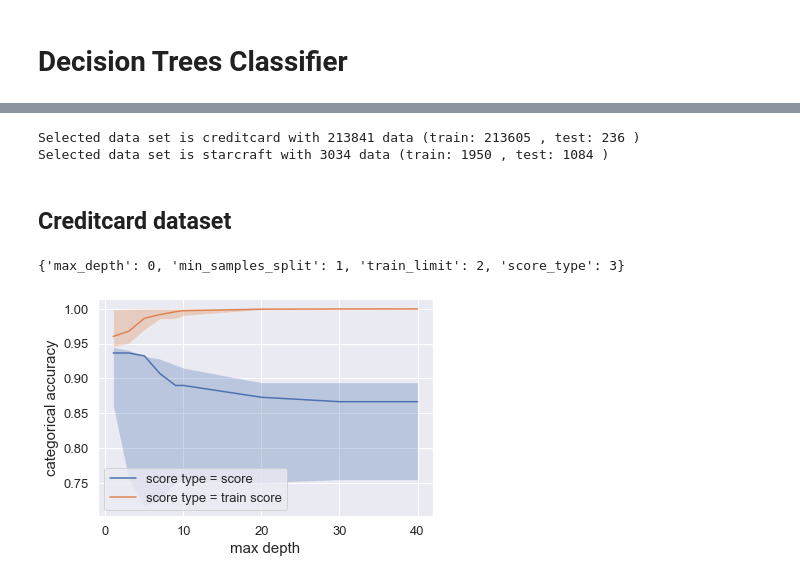
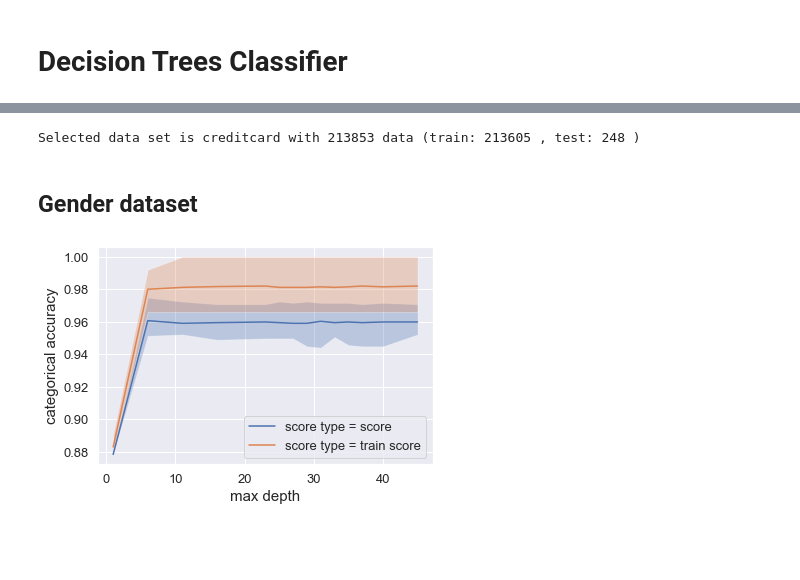
Before and after one commit to Sevla8/CS-7641_Machine-Learning, a Jupyter notebook: SL/scripts/tree.ipynb, the cells around one changed output, grey strips where cells are left out. Drawn from its saved outputs; the diff is of its cells as text; code cells hidden in the pictures; blank space fills up the shorter version.

Commit message:
update knn and tree

```diff
--- a/SL/scripts/tree.ipynb
+++ b/SL/scripts/tree.ipynb
@@ -23,6 +20,6 @@ plt.rc('ytick',labelsize=13)
 # %%
 def tree(data_set, max_depth_values=(None,), min_samples_split_values=(2,), training_sizes=(-1,)):
-	x_train, y_train, x_test, y_test = get_data(data_set=data_set, batch_format="sklearn")
+	x_train, y_train, x_test, y_test = get_data(data_set=data_set)
 	max_depth_values = list(max_depth_values)
 	min_samples_split_values = list(min_samples_split_values)
 	data = []
@@ -32,27 +29,44 @@ def tree(data_set, max_depth_values=(None,), min_samples_split_values=(2,), trai
 		for min_samples_split in min_samples_split_values:
 			data_dict[max_depth][min_samples_split] = {}
 			for train_limit in training_sizes:
-				clf = DecisionTreeClassifier(max_depth=max_depth, min_samples_split=min_samples_split, random_state=None, class_weight="balanced")
+				clf = DecisionTreeClassifier(
+					max_depth=max_depth,
+					min_samples_split=min_samples_split,
+					random_state=None,
+					class_weight="balanced"
+				)
 				clf.fit(X=np.array(x_train[:train_limit]), y=np.array(y_train[:train_limit]))
 				train_score = clf.score(X=np.array(x_train[:train_limit]), y=np.array(y_train[:train_limit]))
 				test_score = clf.score(X=x_test, y=y_test)
 				data.append((test_score, train_score, max_depth, min_samples_split, train_limit))
-				data_dict[max_depth][min_samples_split][train_limit] = {'score': test_score, 'train_score': train_score}
+				data_dict[max_depth][min_samples_split][train_limit] = {
+					'score': test_score,
+					'train_score': train_score
+				}
 	data_frame = pd.DataFrame(data, columns=["score", "train_score", "max_depth", "min_sample_split", "train_size"])
-	data_dict_indexes = {'max_depth': 0, 'min_samples_split': 1, 'train_limit': 2, 'score_type': 3}
+	data_dict_indexes = {
+		'max_depth': 0,
+		'min_samples_split': 1,
+		'train_limit': 2,
+		'score_type': 3
+	}
 	return data_frame, data_dict, data_dict_indexes
 
 def run(data_set_name):
-	if data_set_name == "creditcard":
-		df, dd, ddi = tree(data_set_name,
-						   max_depth_values=list(range(1, 10, 2)) + list(range(10, 41, 10)),
-						   min_samples_split_values=range(2, 18, 5),
-						   training_sizes=range(10000, 210001, 50000))
-	elif data_set_name == "starcraft":
-		df, dd, ddi = tree(data_set_name,
-						   max_depth_values=list(range(1, 21, 5)) + list(range(23, 36, 2)) + [37, 40, 45],
-						   min_samples_split_values=range(2, 23, 5),
-						   training_sizes=range(500, 2001, 500))
+	if data_set_name == "gender":
+		df, dd, ddi = tree(
+			data_set_name,
+			max_depth_values=list(range(1, 21, 5)) + list(range(23, 36, 2)) + [37, 40, 45],
+			min_samples_split_values=range(2, 23, 5),
+			training_sizes=range(500, 2001, 500)
+		)
+	elif data_set_name == "creditcard":
+		df, dd, ddi = tree(
+			data_set_name,
+			max_depth_values=list(range(1, 10, 2)) + list(range(10, 41, 10)),
+			min_samples_split_values=range(2, 20, 5),
+			training_sizes=range(10000, 210001, 50000)
+		)
 	else:
 		print("unknow dataset:", data_set_name)
 		exit(2)
@@ -64,46 +78,45 @@ def run(data_set_name):
 	with open("../stats/tree_" + data_set_name + "_dict_indexes.pikle", 'wb') as handle:
 		pickle.dump(ddi, handle, protocol=pickle.HIGHEST_PROTOCOL)
 
+# run(data_set_name="gender")
 # run(data_set_name="creditcard")
-# run(data_set_name="starcraft")
 # %% [output]
-Selected data set is creditcard with 213841 data (train: 213605 , test: 236 )
-Selected data set is starcraft with 3034 data (train: 1950 , test: 1084 )
+Selected data set is creditcard with 213853 data (train: 213605 , test: 248 )
 # %% [markdown]
-## Creditcard dataset
+## Gender dataset
 # %%
-data_set_name = "creditcard"
+data_set_name = "gender"
 with open("../stats/tree_" + data_set_name + "_dict.pikle", 'rb') as handle:
-	dd = pickle.load(handle)
+	dds = pickle.load(handle)
 with open("../stats/tree_" + data_set_name + "_dict_indexes.pikle", 'rb') as handle:
-	ddi = pickle.load(handle)
+	ddis = pickle.load(handle)
-# %%
-print(ddi)
-# %% [output]
-{'max_depth': 0, 'min_samples_split': 1, 'train_limit': 2, 'score_type': 3}
 # %%
 x_arg_name = 'max_depth'
 y_arg_name = 'score_type'
 z_arg_name = 'score_type'
 
-x_arg_id = ddi[x_arg_name]
-y_arg_id = ddi[y_arg_name]
-z_arg_id = ddi[z_arg_name]
+x_arg_id = ddis[x_arg_name]
+y_arg_id = ddis[y_arg_name]
+z_arg_id = ddis[z_arg_name]
 
 cd = consolidate_dict_data(
-	dd, consolidate_argx=x_arg_id, argx_name=x_arg_name,
-	consolidate_argy=y_arg_id, argy_name=y_arg_name,
+	dds,
+	consolidate_argx=x_arg_id,
+	argx_name=x_arg_name,
+	consolidate_argy=y_arg_id,
+	argy_name=y_arg_name,
 	consolidate_argz=z_arg_id,
 	filters=None
 )
+
 plt.figure()
 for a, d in cd.items():
-	plt.plot(d.get(x_arg_name),d.get('median'), label=z_arg_name.replace('_',' ') + ' = ' + str(a).replace('_',' '))
+	plt.plot(d.get(x_arg_name),d.get('median'),  label=z_arg_name.replace('_',' ') + ' = ' + str(a).replace('_',' '))
 	plt.fill_between(d.get(x_arg_name), d.get('min'), d.get('max'), alpha=0.3)
 plt.ylabel('categorical accuracy')
 plt.xlabel(x_arg_name.replace('_',' '))
 plt.legend()
 plt.savefig("../graphics/tree_"+data_set_name+"_"+x_arg_name+"_"+y_arg_name+"_"+z_arg_name+".png")
 plt.show()
 # %% [output]
-[figure, old version]
+[figure, new version]
```
Also changed, not shown: parts of 17 cells of this notebook, 34 other files.
